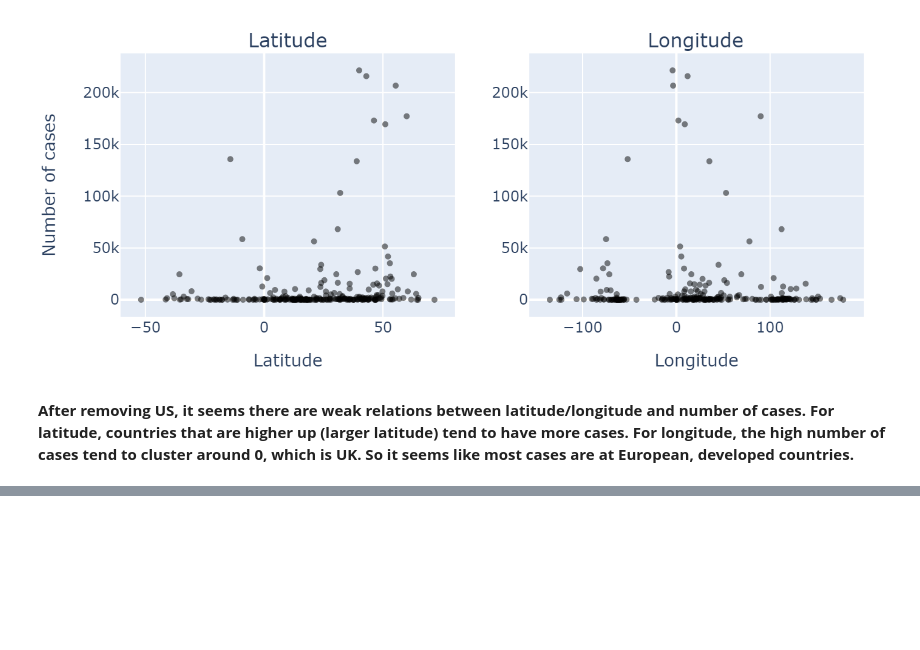
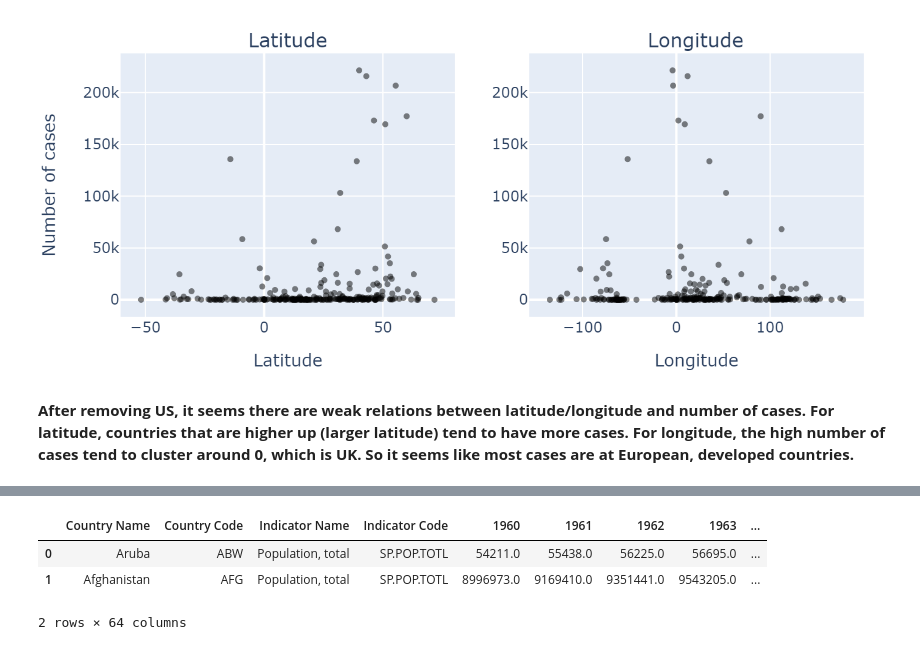
Before and after one commit to longluu/Covid19-EDA-visualization, a Jupyter notebook: EDA_global.ipynb, the cells around one changed output, grey strips where cells are left out. Saved outputs shown, nothing was run; the diff lists cells and outputs as text; code cells hidden in the pictures; blank space fills up the shorter version.

```diff
--- a/EDA_global.ipynb
+++ b/EDA_global.ipynb
@@ -314,0 +336,7 @@ Image(pio.to_image(fig, format='png', scale=2))
+# %%
+population.head(n=2)
+# %% [output]
+|  | Country Name | Country Code | Indicator Name | Indicator Code | 1960 | 1961 | 1962 | 1963 | ... |
+| 0 | Aruba | ABW | Population, total | SP.POP.TOTL | 54211.0 | 55438.0 | 56225.0 | 56695.0 | ... |
+| 1 | Afghanistan | AFG | Population, total | SP.POP.TOTL | 8996973.0 | 9169410.0 | 9351441.0 | 9543205.0 | ... |
+2 rows × 64 columns
```
Also changed, not shown: parts of 10 cells of this notebook, 2 other files.
